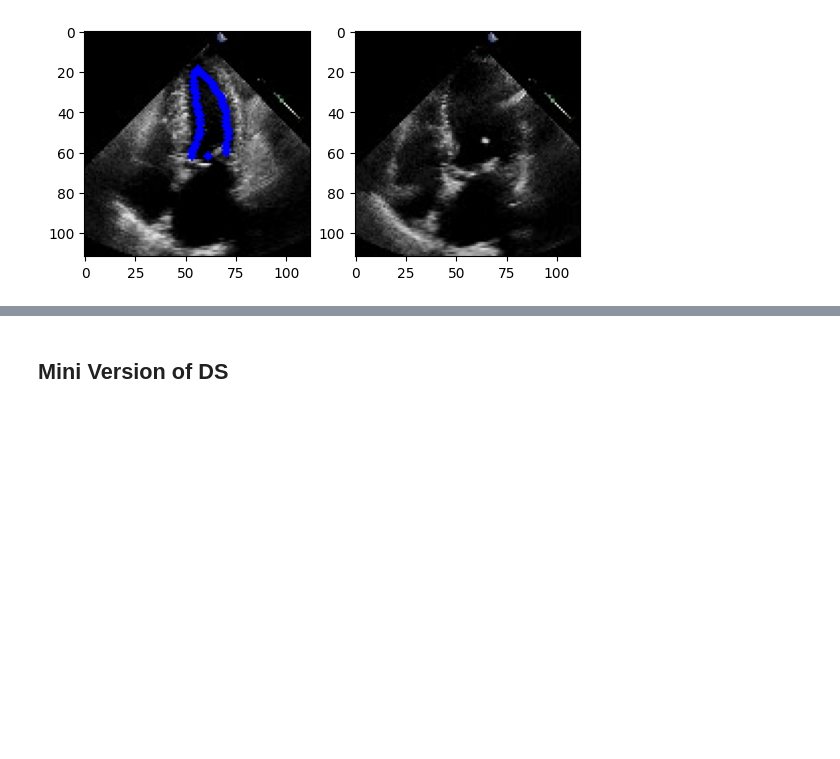
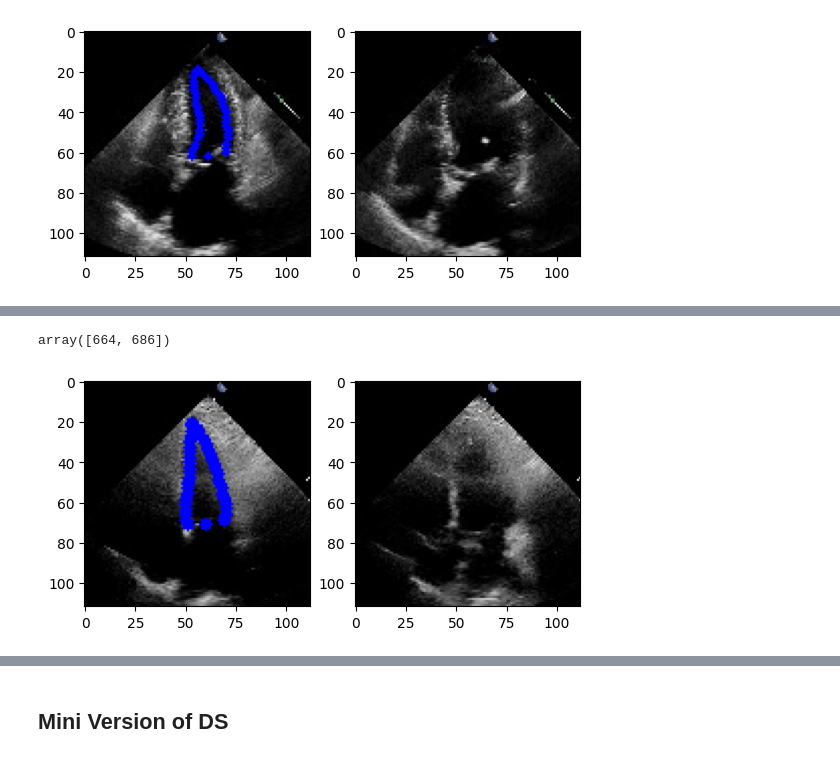
Before and after one commit to Nickolays/CardioReconstruction, a Jupyter notebook: notebooks/parse_EchoNet.ipynb, the cells around one changed output, grey strips where cells are left out. Saved outputs shown, nothing was run; the diff lists cells and outputs as text; code cells hidden in the pictures; blank space fills up the shorter version.

```diff
--- a/notebooks/parse_EchoNet.ipynb
+++ b/notebooks/parse_EchoNet.ipynb
@@ -118,0 +124,27 @@ plt.imshow(video[1]);
+# %%
+label_df[(label_df['FileName'] == '0X5806E874A6A5F13D.avi')]['Frame'].unique()
+# %% [output]
+array([664, 686])
+# %%
+
+avi_name = '0X5806E874A6A5F13D.avi'
+indx_frame = 686
+
+video = read_video(os.path.join(main_path, 'Videos', avi_name))
+frame = video[indx_frame].copy()
+
+kpoints = label_df[(label_df['FileName'] == avi_name) & (label_df['Frame'] == indx_frame)]  # HeartReconstruction/data/raw/EchoNet-Dynamic/Videos/
+kpoints = np.concat([kpoints[['X1', 'Y1']], kpoints[['X2', 'Y2']]], axis=0)
+
+for i, points in enumerate(kpoints):
+    x = int(points[0])
+    y = int(points[1])
+
+    cv2.circle(frame, (x, y), 3, (0, 0, 255), -1)   #
+
+plt.subplot(121)
+plt.imshow(frame);
+plt.subplot(122)
+plt.imshow(video[57]);
+# %% [output]
+[figure, added]
```
Also changed, not shown: parts of 2 cells of this notebook, 14 other files.
